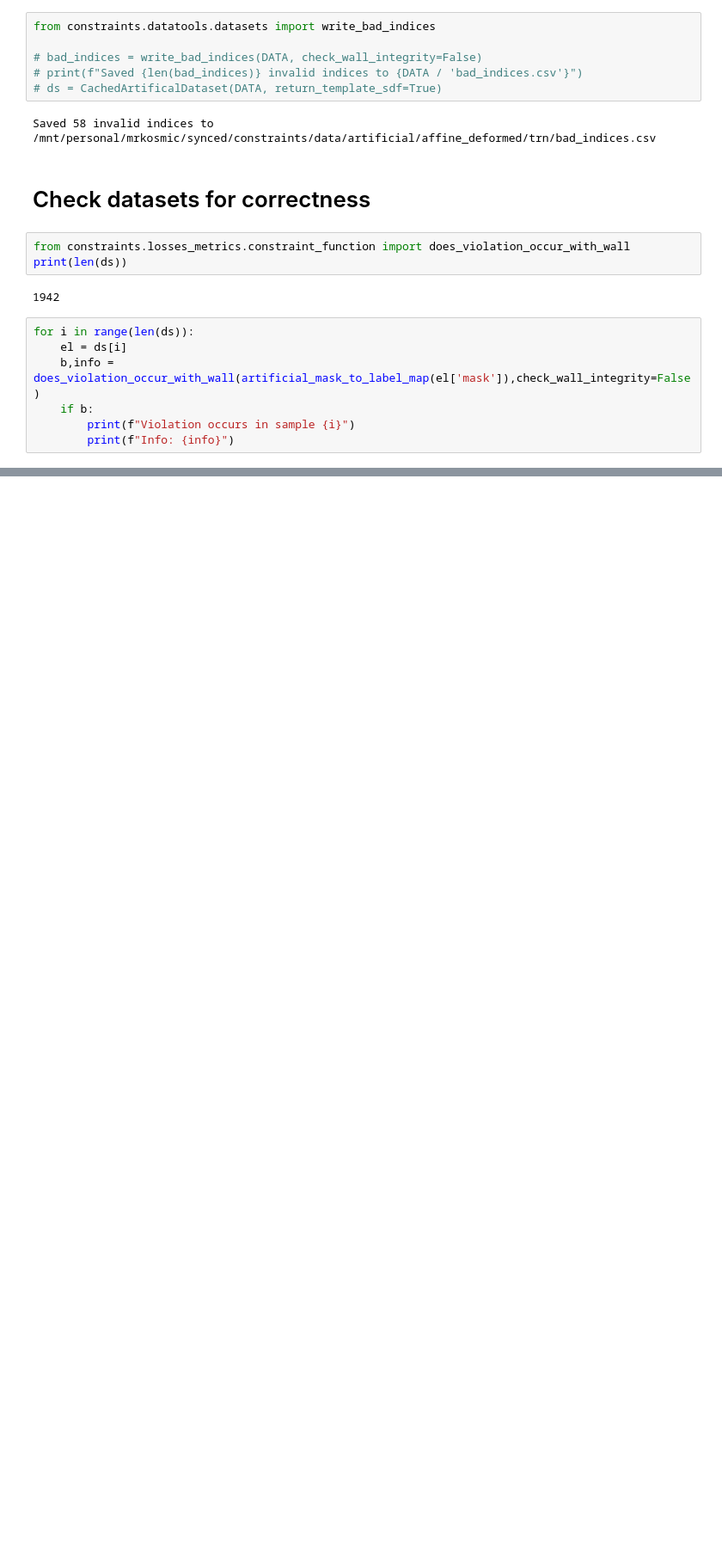
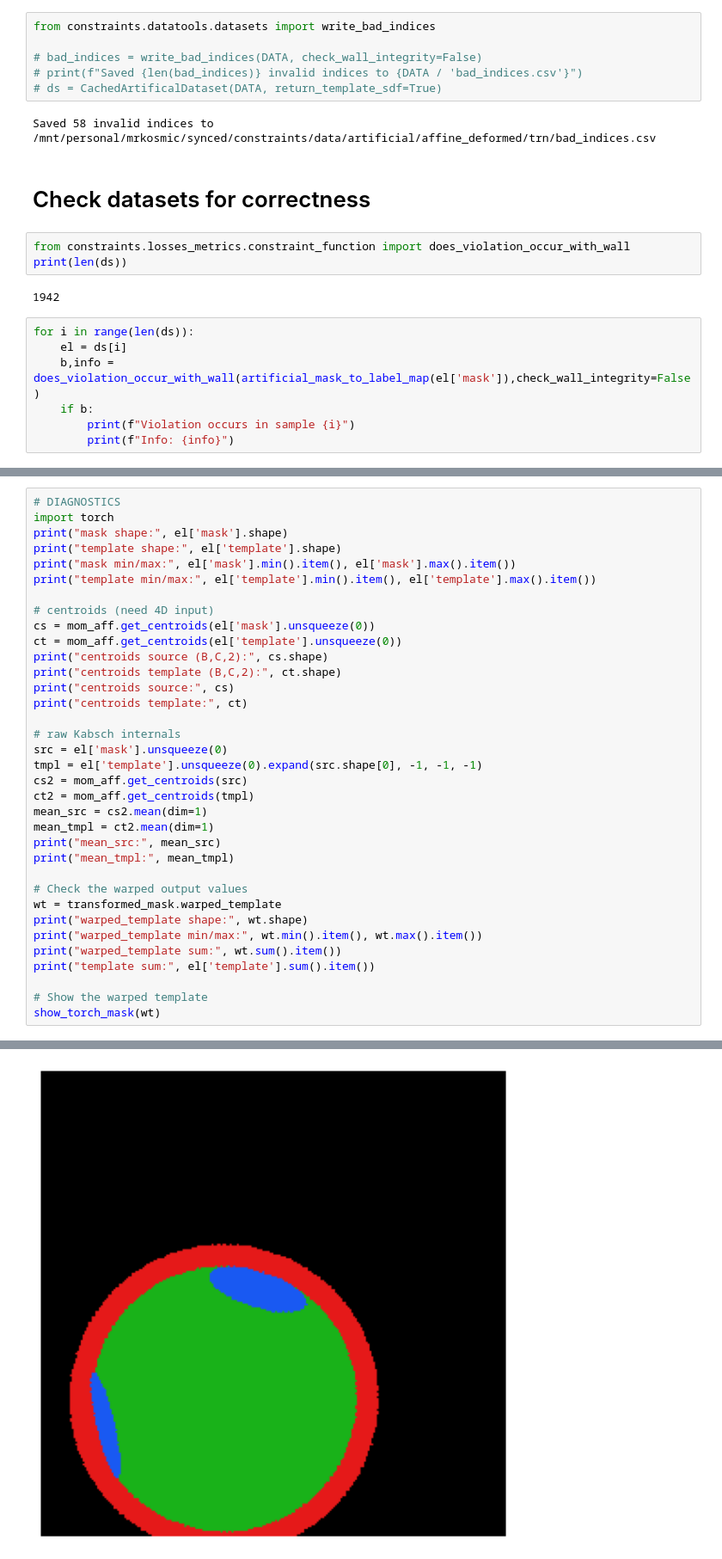
Before and after one commit to majklost/ctu-constraints, a Jupyter notebook: notebooks/ex4/affine_def.ipynb, the cells around one changed output, grey strips where cells are left out. Shown at 86% size. Drawn from its saved outputs; the diff is of its cells as text; blank space fills up the shorter version.

```diff
--- a/notebooks/ex4/affine_def.ipynb
+++ b/notebooks/ex4/affine_def.ipynb
@@ -84,0 +125,36 @@ for i in range(len(ds)):
+# %%
+# DIAGNOSTICS
+import torch
+print("mask shape:", el['mask'].shape)
+print("template shape:", el['template'].shape)
+print("mask min/max:", el['mask'].min().item(), el['mask'].max().item())
+print("template min/max:", el['template'].min().item(), el['template'].max().item())
+
+# centroids (need 4D input)
+cs = mom_aff.get_centroids(el['mask'].unsqueeze(0))
+ct = mom_aff.get_centroids(el['template'].unsqueeze(0))
+print("centroids source (B,C,2):", cs.shape)
+print("centroids template (B,C,2):", ct.shape)
+print("centroids source:", cs)
+print("centroids template:", ct)
+
+# raw Kabsch internals
+src = el['mask'].unsqueeze(0)
+tmpl = el['template'].unsqueeze(0).expand(src.shape[0], -1, -1, -1)
+cs2 = mom_aff.get_centroids(src)
+ct2 = mom_aff.get_centroids(tmpl)
+mean_src = cs2.mean(dim=1)
+mean_tmpl = ct2.mean(dim=1)
+print("mean_src:", mean_src)
+print("mean_tmpl:", mean_tmpl)
+
+# Check the warped output values
+wt = transformed_mask.warped_template
+print("warped_template shape:", wt.shape)
+print("warped_template min/max:", wt.min().item(), wt.max().item())
+print("warped_template sum:", wt.sum().item())
+print("template sum:", el['template'].sum().item())
+
+# Show the warped template
+show_torch_mask(wt)
+# %% [output]
@@ -84,0 +179 @@ for i in range(len(ds)):
+[figure, added]
```
Also changed, not shown: parts of 9 cells of this notebook, 5 other files.
